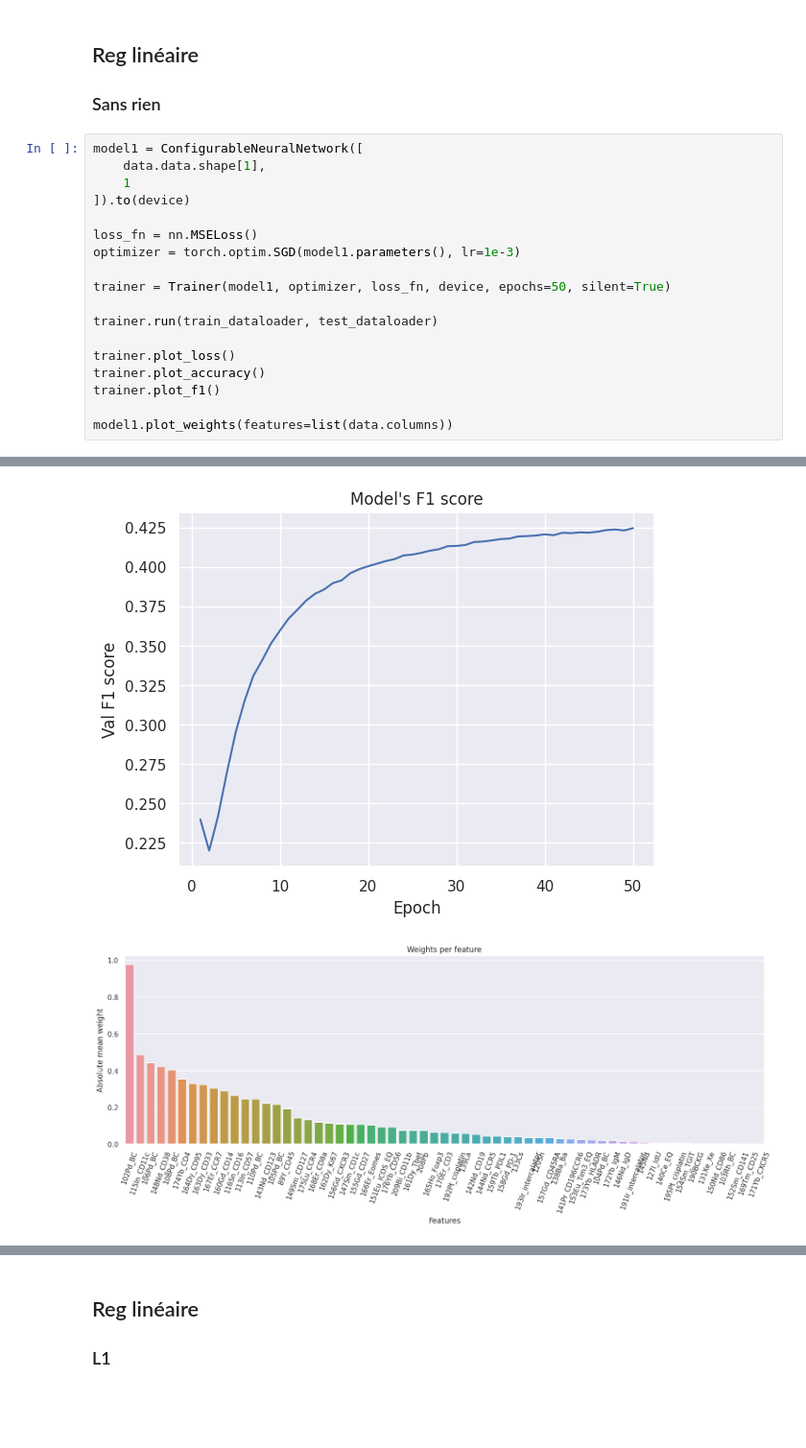
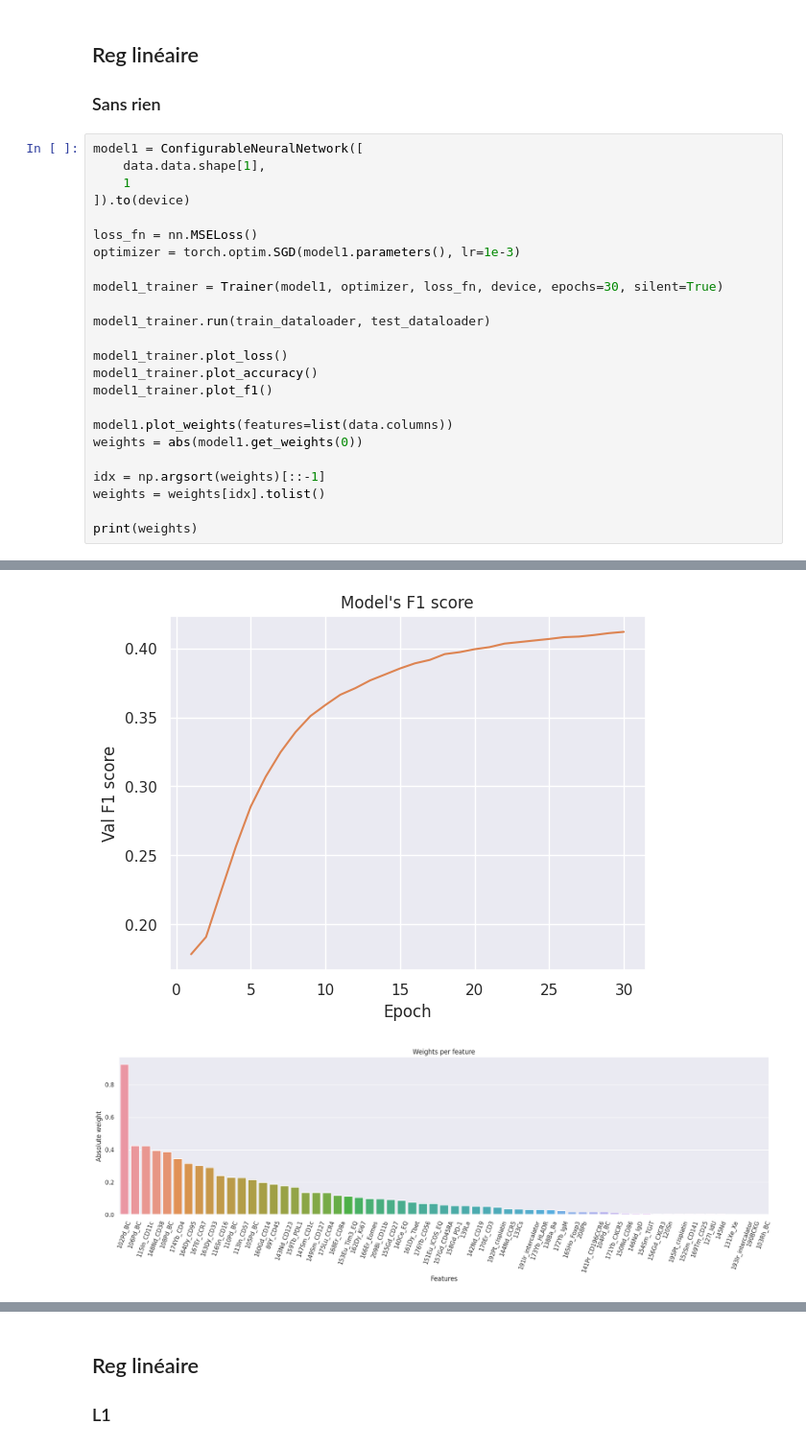
Before and after one commit to LeGmask/COVID_cyTOF, a Jupyter notebook: poster.ipynb, the cells around one changed output, grey strips where cells are left out. Shown at 96% size. Drawn from its saved outputs; the diff is of its cells as text; blank space fills up the shorter version.

```diff
--- a/poster.ipynb
+++ b/poster.ipynb
@@ -48,13 +49,19 @@ model1 = ConfigurableNeuralNetwork([
 loss_fn = nn.MSELoss()
 optimizer = torch.optim.SGD(model1.parameters(), lr=1e-3)
 
-trainer = Trainer(model1, optimizer, loss_fn, device, epochs=50, silent=True)
+model1_trainer = Trainer(model1, optimizer, loss_fn, device, epochs=30, silent=True)
 
-trainer.run(train_dataloader, test_dataloader)
+model1_trainer.run(train_dataloader, test_dataloader)
 
-trainer.plot_loss()
-trainer.plot_accuracy()
-trainer.plot_f1()
+model1_trainer.plot_loss()
+model1_trainer.plot_accuracy()
+model1_trainer.plot_f1()
 
 model1.plot_weights(features=list(data.columns))
+weights = abs(model1.get_weights(0))
+
+idx = np.argsort(weights)[::-1]
+weights = weights[idx].tolist()
+
+print(weights)
 # %% [output]
@@ -63,2 +70,2 @@ model1.plot_weights(features=list(data.columns))
-[figure, old version]
+[figure, new version]
-[figure, old version]
+[figure, new version]
```
Also changed, not shown: parts of 8 cells of this notebook, 6 other files.
